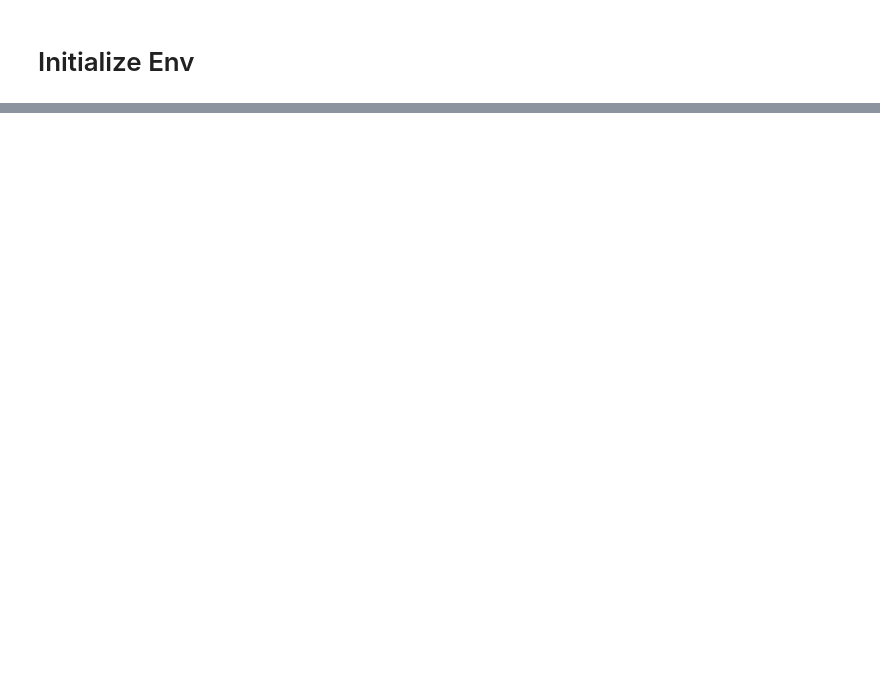
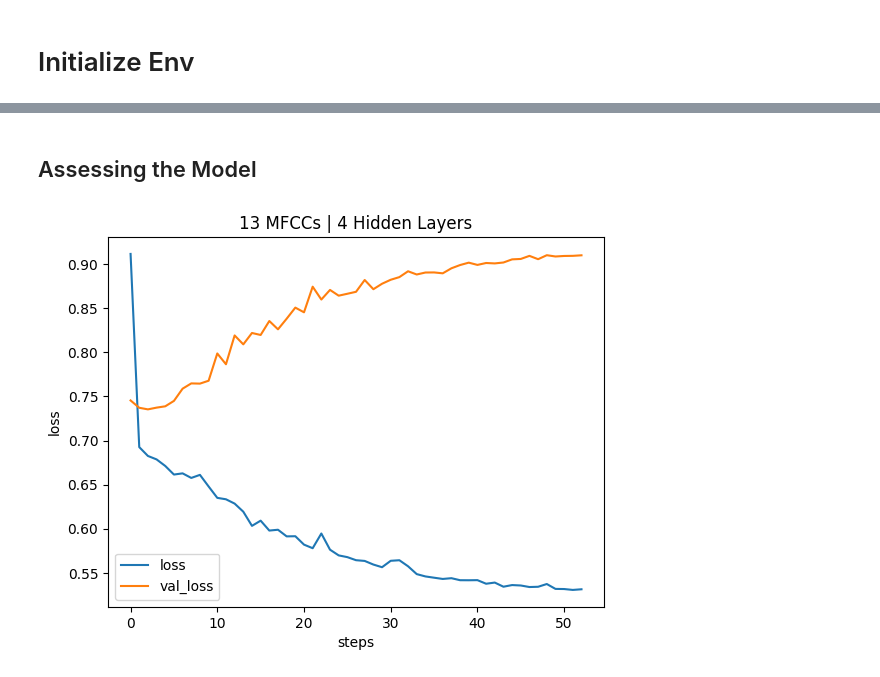
Before and after one commit to ramwtz/data-science-project, a Jupyter notebook: draft/basic_model_train.ipynb, the cells around one changed output, grey strips where cells are left out. Drawn from its saved outputs; the diff is of its cells as text; code cells hidden in the pictures; blank space fills up the shorter version.

```diff
--- a/draft/basic_model_train.ipynb
+++ b/draft/basic_model_train.ipynb
@@ -253,4 +300,4 @@ time: 302 ms (started: 2023-09-25 19:15:25 +00:00)
 # %%
 features = np.array(features_classes['features'].tolist())
-classes = np.array(features_classes['resulted_in_deaths'].tolist())
+classes = np.array(features_classes['resulted_in_deaths'])
 # %% [output]
@@ -299,0 +362,8 @@ time: 1.21 ms (started: 2023-09-25 21:09:24 +00:00)
+# %%
+# define callbacks
+reduce_lr_callback = callbacks.ReduceLROnPlateau(
+    monitor='val_loss', factor=0.5, patience=10, min_lr=0.000005, verbose=1)
+
+earlystopping = callbacks.EarlyStopping(
+    monitor="val_loss", patience=50, restore_best_weights=True,
+    verbose=1)
@@ -299,0 +372,12 @@ time: 1.21 ms (started: 2023-09-25 21:09:24 +00:00)
+# %%
+large_fit  = large_model.fit(
+    X_train,
+    y_train,
+    epochs=epochs,
+    validation_data=(X_test, y_test),
+    callbacks=[
+        earlystopping,
+        reduce_lr_callback
+        ],
+    verbose=1)
+print()
@@ -299,0 +402,9 @@ time: 1.21 ms (started: 2023-09-25 21:09:24 +00:00)
+# %% [markdown]
+## Assessing the Model
+# %%
+large_fit_history = pd.DataFrame(large_fit.history)
+title = f'{features.shape[1]} MFCCs | {hidden_layers} Hidden Layers'
+large_fit_history[['loss','val_loss']].plot(title=title,xlabel='steps', ylabel='loss')
+plt.show()
+# %% [output]
+[figure, added]
```
Also changed, not shown: parts of 113 cells of this notebook.
